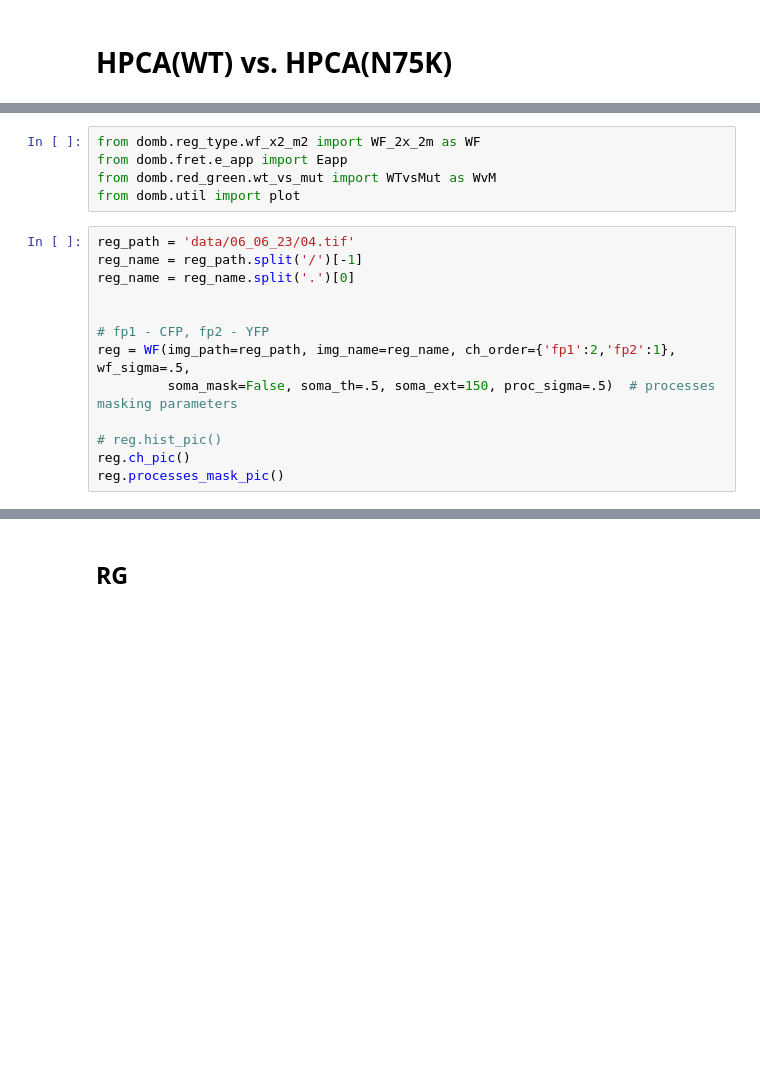
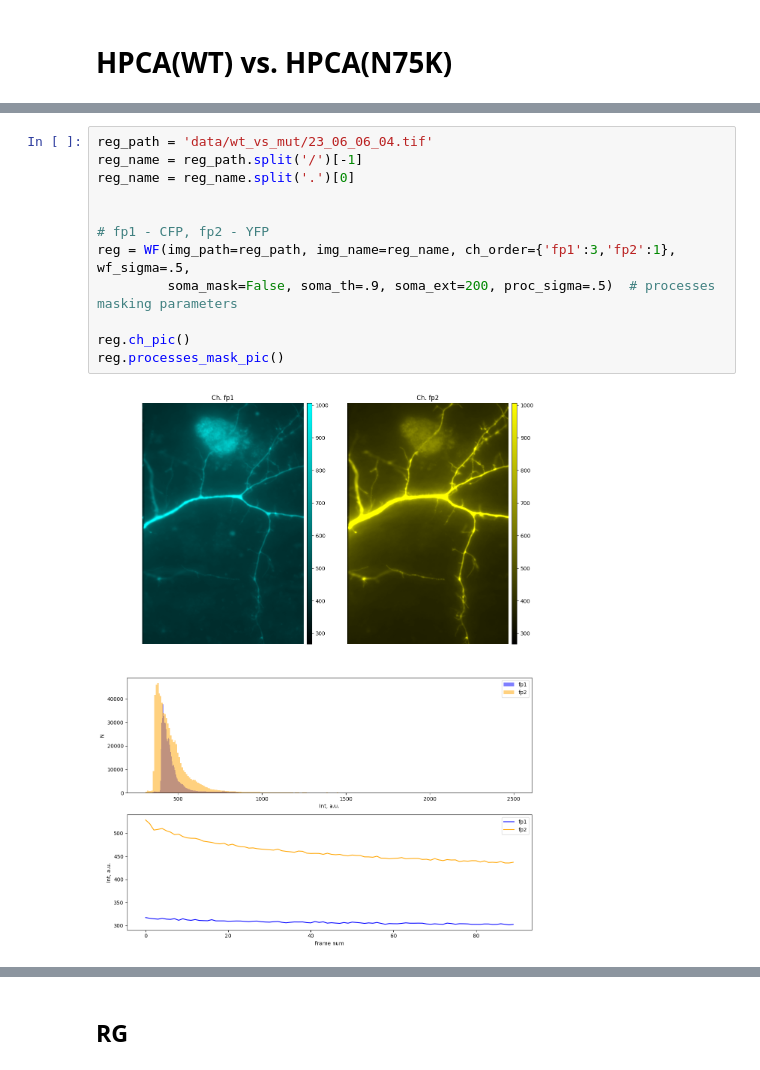
Before and after one commit to wisstock/LTData, a Jupyter notebook: demo.ipynb, the cells around one changed output, grey strips where cells are left out. Saved outputs shown, nothing was run; the diff lists cells and outputs as text; blank space fills up the shorter version.

```diff
--- a/demo.ipynb
+++ b/demo.ipynb
@@ -27,18 +37,14 @@ from scipy import stats
-# %%
-from domb.reg_type.wf_x2_m2 import WF_2x_2m as WF
-from domb.fret.e_app import Eapp
-from domb.red_green.wt_vs_mut import WTvsMut as WvM
-from domb.util import plot
 # %%
-reg_path = 'data/06_06_23/04.tif'
+reg_path = 'data/wt_vs_mut/23_06_06_04.tif'
 reg_name = reg_path.split('/')[-1]
 reg_name = reg_name.split('.')[0]
 
 
 # fp1 - CFP, fp2 - YFP
-reg = WF(img_path=reg_path, img_name=reg_name, ch_order={'fp1':2,'fp2':1}, wf_sigma=.5,
-         soma_mask=False, soma_th=.5, soma_ext=150, proc_sigma=.5)  # processes masking parameters
+reg = WF(img_path=reg_path, img_name=reg_name, ch_order={'fp1':3,'fp2':1}, wf_sigma=.5,
+         soma_mask=False, soma_th=.9, soma_ext=200, proc_sigma=.5)  # processes masking parameters
 
-# reg.hist_pic()
 reg.ch_pic()
 reg.processes_mask_pic()
+# %% [output]
+[figure, added]
```
Also changed, not shown: parts of 14 cells of this notebook, 1 other file.
